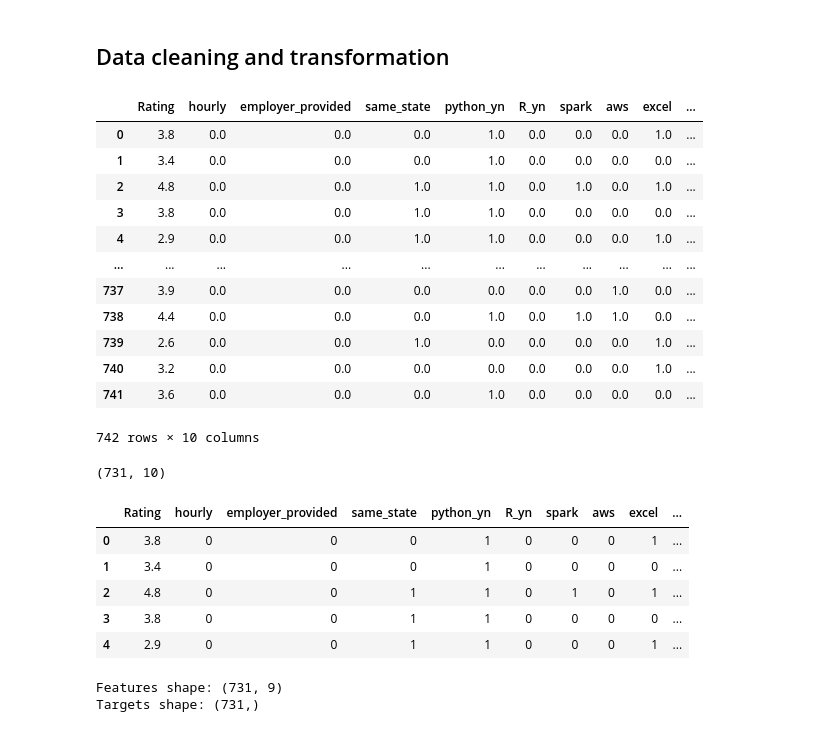
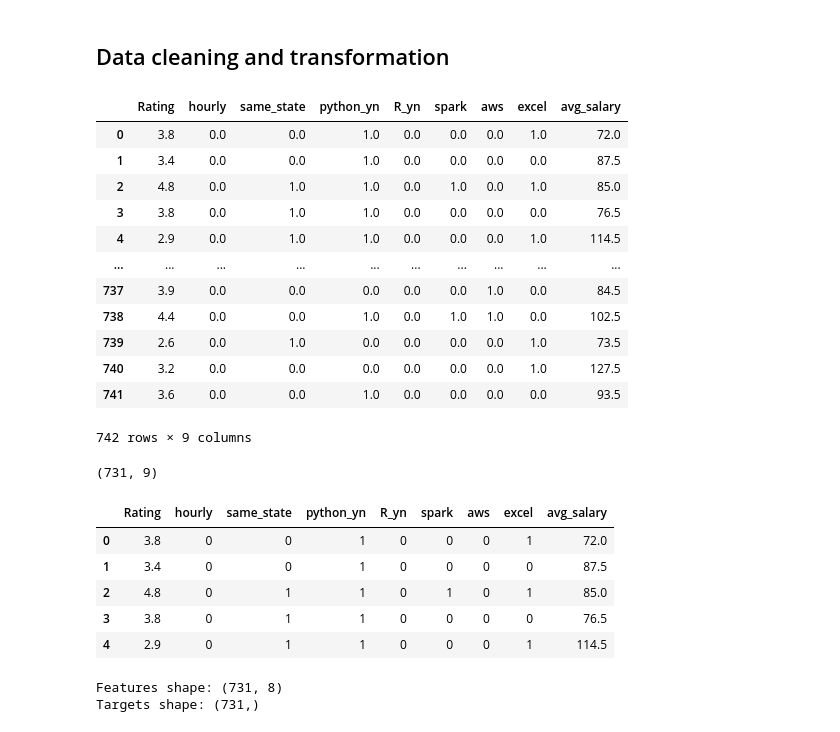
Before and after one commit to ZenithFlux/Data-Scientist-Salary-Prediction, a Jupyter notebook: data_analysis.ipynb, the cells around one changed output. Saved outputs shown, nothing was run; the diff lists cells and outputs as text; code cells hidden in the pictures.

```diff
--- a/data_analysis.ipynb
+++ b/data_analysis.ipynb
@@ -153,23 +153,22 @@ Hourly pay is much lower for a data scientist
 # %% [markdown]
 ## Data cleaning and transformation
 # %%
-df = org_df[["Rating", "hourly", "employer_provided",
-             "same_state", "python_yn", "R_yn", "spark", "aws", "excel", "avg_salary"]]
+df = org_df[["Rating", "hourly", "same_state", "python_yn", "R_yn", "spark", "aws", "excel", "avg_salary"]]
 df.apply(lambda x: np.float32(x))
 # %% [output]
-|  | Rating | hourly | employer_provided | same_state | python_yn | R_yn | spark | aws | excel | ... |
-| 0 | 3.8 | 0.0 | 0.0 | 0.0 | 1.0 | 0.0 | 0.0 | 0.0 | 1.0 | ... |
-| 1 | 3.4 | 0.0 | 0.0 | 0.0 | 1.0 | 0.0 | 0.0 | 0.0 | 0.0 | ... |
-| 2 | 4.8 | 0.0 | 0.0 | 1.0 | 1.0 | 0.0 | 1.0 | 0.0 | 1.0 | ... |
-| 3 | 3.8 | 0.0 | 0.0 | 1.0 | 1.0 | 0.0 | 0.0 | 0.0 | 0.0 | ... |
-| 4 | 2.9 | 0.0 | 0.0 | 1.0 | 1.0 | 0.0 | 0.0 | 0.0 | 1.0 | ... |
-| ... | ... | ... | ... | ... | ... | ... | ... | ... | ... | ... |
-| 737 | 3.9 | 0.0 | 0.0 | 0.0 | 0.0 | 0.0 | 0.0 | 1.0 | 0.0 | ... |
-| 738 | 4.4 | 0.0 | 0.0 | 0.0 | 1.0 | 0.0 | 1.0 | 1.0 | 0.0 | ... |
-| 739 | 2.6 | 0.0 | 0.0 | 1.0 | 0.0 | 0.0 | 0.0 | 0.0 | 1.0 | ... |
-| 740 | 3.2 | 0.0 | 0.0 | 0.0 | 0.0 | 0.0 | 0.0 | 0.0 | 1.0 | ... |
-| 741 | 3.6 | 0.0 | 0.0 | 0.0 | 1.0 | 0.0 | 0.0 | 0.0 | 0.0 | ... |
+|  | Rating | hourly | same_state | python_yn | R_yn | spark | aws | excel | avg_salary |
+| 0 | 3.8 | 0.0 | 0.0 | 1.0 | 0.0 | 0.0 | 0.0 | 1.0 | 72.0 |
+| 1 | 3.4 | 0.0 | 0.0 | 1.0 | 0.0 | 0.0 | 0.0 | 0.0 | 87.5 |
+| 2 | 4.8 | 0.0 | 1.0 | 1.0 | 0.0 | 1.0 | 0.0 | 1.0 | 85.0 |
+| 3 | 3.8 | 0.0 | 1.0 | 1.0 | 0.0 | 0.0 | 0.0 | 0.0 | 76.5 |
+| 4 | 2.9 | 0.0 | 1.0 | 1.0 | 0.0 | 0.0 | 0.0 | 1.0 | 114.5 |
+| ... | ... | ... | ... | ... | ... | ... | ... | ... | ... |
+| 737 | 3.9 | 0.0 | 0.0 | 0.0 | 0.0 | 0.0 | 1.0 | 0.0 | 84.5 |
+| 738 | 4.4 | 0.0 | 0.0 | 1.0 | 0.0 | 1.0 | 1.0 | 0.0 | 102.5 |
+| 739 | 2.6 | 0.0 | 1.0 | 0.0 | 0.0 | 0.0 | 0.0 | 1.0 | 73.5 |
+| 740 | 3.2 | 0.0 | 0.0 | 0.0 | 0.0 | 0.0 | 0.0 | 1.0 | 127.5 |
+| 741 | 3.6 | 0.0 | 0.0 | 1.0 | 0.0 | 0.0 | 0.0 | 0.0 | 93.5 |
-742 rows × 10 columns
+742 rows × 9 columns
 # %%
 neg_rows = set()
 for col in df:
@@ -183,18 +182,18 @@ df = df.reset_index(drop=True)
 print(df.shape)
 df.head()
 # %% [output]
-(731, 10)
+(731, 9)
-|  | Rating | hourly | employer_provided | same_state | python_yn | R_yn | spark | aws | excel | ... |
-| 0 | 3.8 | 0 | 0 | 0 | 1 | 0 | 0 | 0 | 1 | ... |
-| 1 | 3.4 | 0 | 0 | 0 | 1 | 0 | 0 | 0 | 0 | ... |
-| 2 | 4.8 | 0 | 0 | 1 | 1 | 0 | 1 | 0 | 1 | ... |
-| 3 | 3.8 | 0 | 0 | 1 | 1 | 0 | 0 | 0 | 0 | ... |
-| 4 | 2.9 | 0 | 0 | 1 | 1 | 0 | 0 | 0 | 1 | ... |
+|  | Rating | hourly | same_state | python_yn | R_yn | spark | aws | excel | avg_salary |
+| 0 | 3.8 | 0 | 0 | 1 | 0 | 0 | 0 | 1 | 72.0 |
+| 1 | 3.4 | 0 | 0 | 1 | 0 | 0 | 0 | 0 | 87.5 |
+| 2 | 4.8 | 0 | 1 | 1 | 0 | 1 | 0 | 1 | 85.0 |
+| 3 | 3.8 | 0 | 1 | 1 | 0 | 0 | 0 | 0 | 76.5 |
+| 4 | 2.9 | 0 | 1 | 1 | 0 | 0 | 0 | 1 | 114.5 |
 # %%
 df_arr = df.to_numpy()
 
 print("Features shape:", df_arr[:,:-1].shape)
 print("Targets shape:", df_arr[:,-1].shape)
 # %% [output]
-Features shape: (731, 9)
+Features shape: (731, 8)
 Targets shape: (731,)
```
Also changed, not shown: 3 other files.
